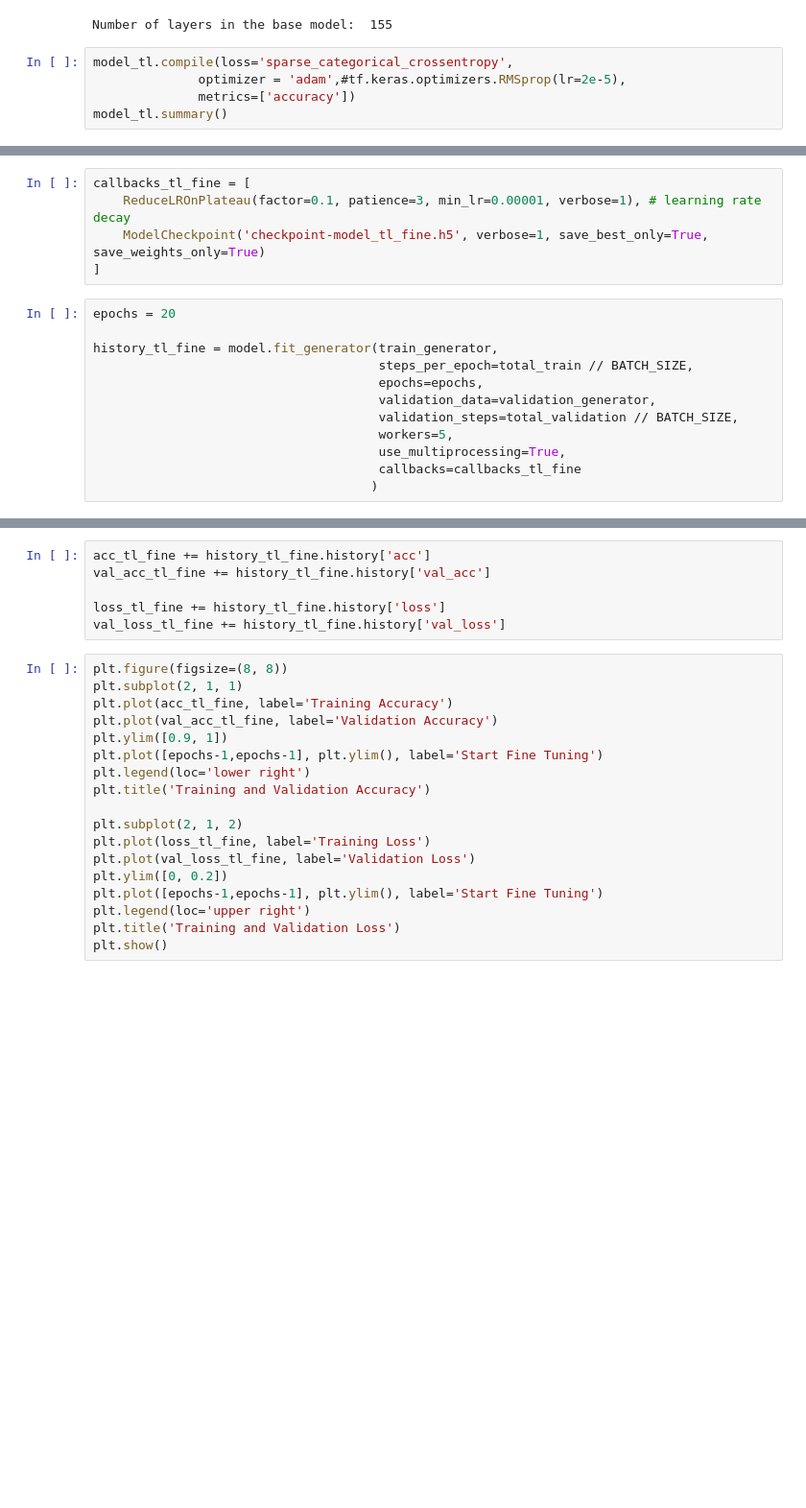
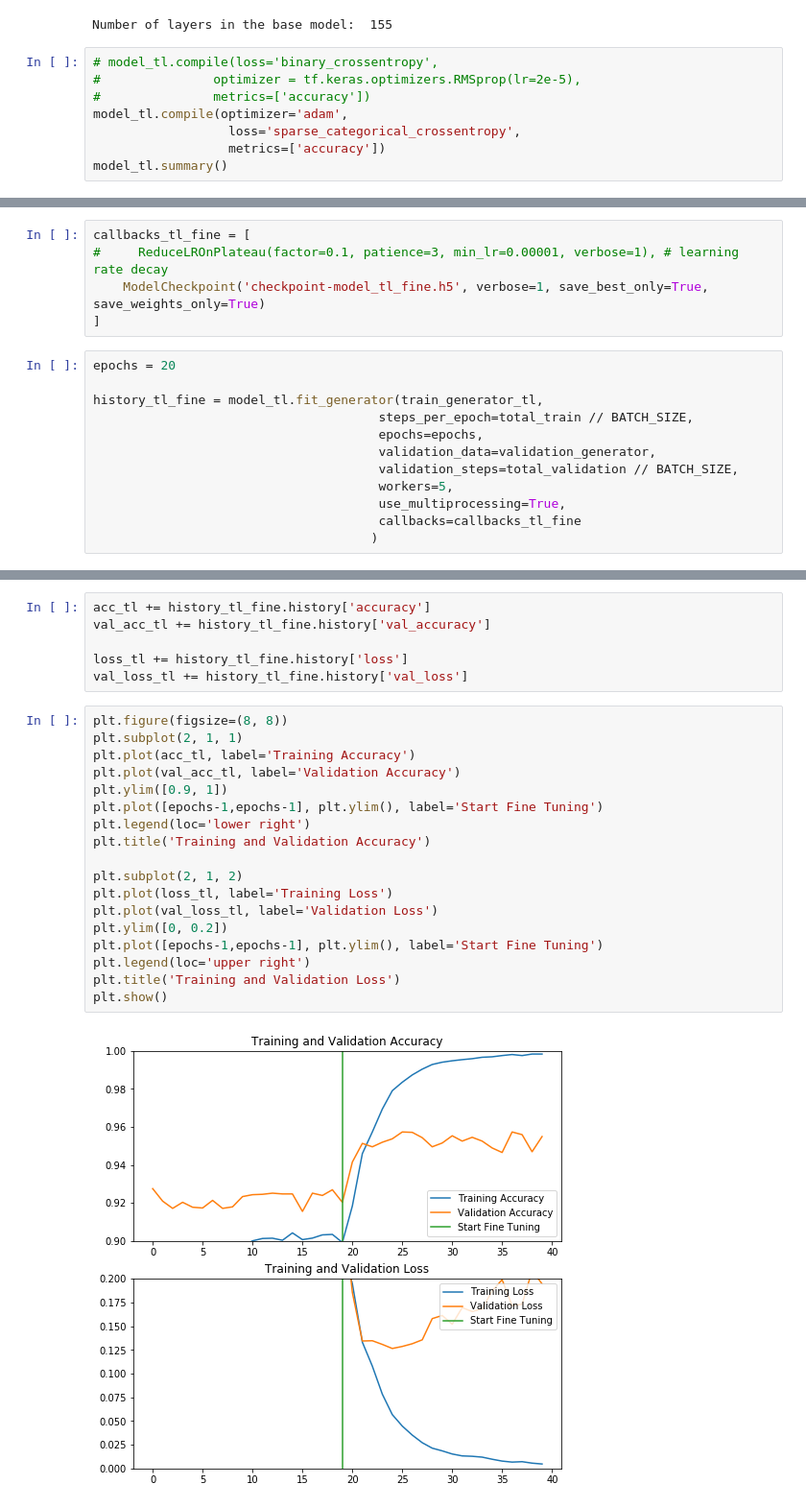
Before and after one commit to lannguyen1106/snoopy_kitty_recognition, a Jupyter notebook: snoopy_kitty_dev.ipynb, the cells around one changed output, grey strips where cells are left out. Shown at 96% size. Cells and saved outputs as stored; diff of their text form; blank space fills up the shorter version.

```diff
--- a/snoopy_kitty_dev.ipynb
+++ b/snoopy_kitty_dev.ipynb
@@ -468,9 +425,12 @@ for layer in base_model.layers[:fine_tune_at]:
 # %% [output]
 Number of layers in the base model:  155
 # %%
-model_tl.compile(loss='sparse_categorical_crossentropy',
-              optimizer = 'adam',#tf.keras.optimizers.RMSprop(lr=2e-5),
-              metrics=['accuracy'])
+# model_tl.compile(loss='binary_crossentropy',
+#               optimizer = tf.keras.optimizers.RMSprop(lr=2e-5),
+#               metrics=['accuracy'])
+model_tl.compile(optimizer='adam',
+                  loss='sparse_categorical_crossentropy',
+                  metrics=['accuracy'])
 model_tl.summary()
 # %% [output]
 Model: "sequential_1"
@@ -494,12 +454,12 @@ len(model.trainable_variables)
 # %%
 callbacks_tl_fine = [
-    ReduceLROnPlateau(factor=0.1, patience=3, min_lr=0.00001, verbose=1), # learning rate decay
+#     ReduceLROnPlateau(factor=0.1, patience=3, min_lr=0.00001, verbose=1), # learning rate decay
     ModelCheckpoint('checkpoint-model_tl_fine.h5', verbose=1, save_best_only=True, save_weights_only=True)
 ]
 # %%
 epochs = 20
 
-history_tl_fine = model.fit_generator(train_generator,
+history_tl_fine = model_tl.fit_generator(train_generator_tl,
                                       steps_per_epoch=total_train // BATCH_SIZE,
                                       epochs=epochs,
                                       validation_data=validation_generator,
@@ -513,24 +489,26 @@ Epoch 1/20
 # %%
-acc_tl_fine += history_tl_fine.history['acc']
-val_acc_tl_fine += history_tl_fine.history['val_acc']
+acc_tl += history_tl_fine.history['accuracy']
+val_acc_tl += history_tl_fine.history['val_accuracy']
 
-loss_tl_fine += history_tl_fine.history['loss']
-val_loss_tl_fine += history_tl_fine.history['val_loss']
+loss_tl += history_tl_fine.history['loss']
+val_loss_tl += history_tl_fine.history['val_loss']
 # %%
 plt.figure(figsize=(8, 8))
 plt.subplot(2, 1, 1)
-plt.plot(acc_tl_fine, label='Training Accuracy')
-plt.plot(val_acc_tl_fine, label='Validation Accuracy')
+plt.plot(acc_tl, label='Training Accuracy')
+plt.plot(val_acc_tl, label='Validation Accuracy')
 plt.ylim([0.9, 1])
 plt.plot([epochs-1,epochs-1], plt.ylim(), label='Start Fine Tuning')
 plt.legend(loc='lower right')
 plt.title('Training and Validation Accuracy')
 
 plt.subplot(2, 1, 2)
-plt.plot(loss_tl_fine, label='Training Loss')
-plt.plot(val_loss_tl_fine, label='Validation Loss')
+plt.plot(loss_tl, label='Training Loss')
+plt.plot(val_loss_tl, label='Validation Loss')
 plt.ylim([0, 0.2])
 plt.plot([epochs-1,epochs-1], plt.ylim(), label='Start Fine Tuning')
 plt.legend(loc='upper right')
 plt.title('Training and Validation Loss')
 plt.show()
+# %% [output]
+[figure, added]
```
Also changed, not shown: parts of 17 cells of this notebook, 8 other files.
